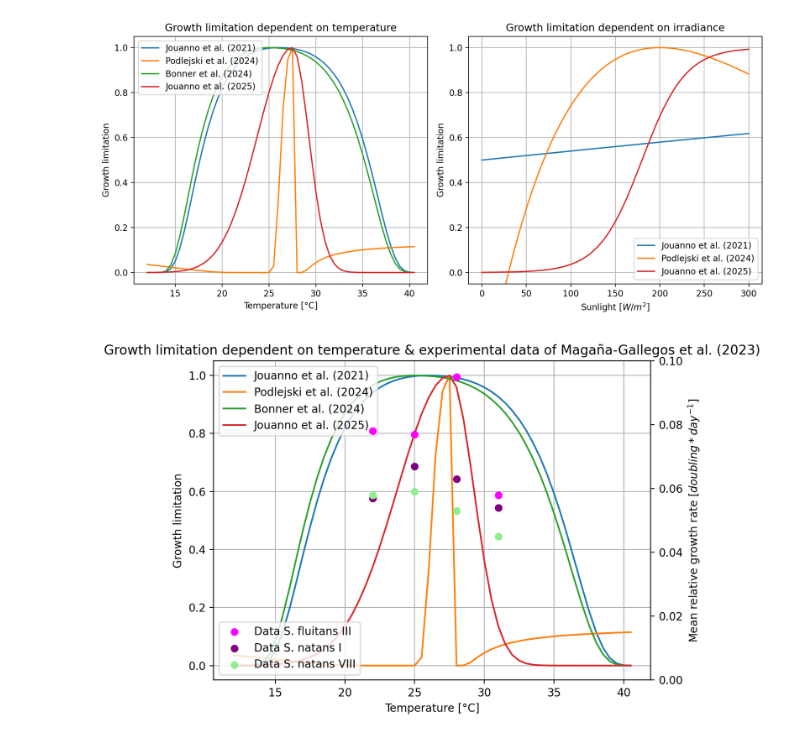
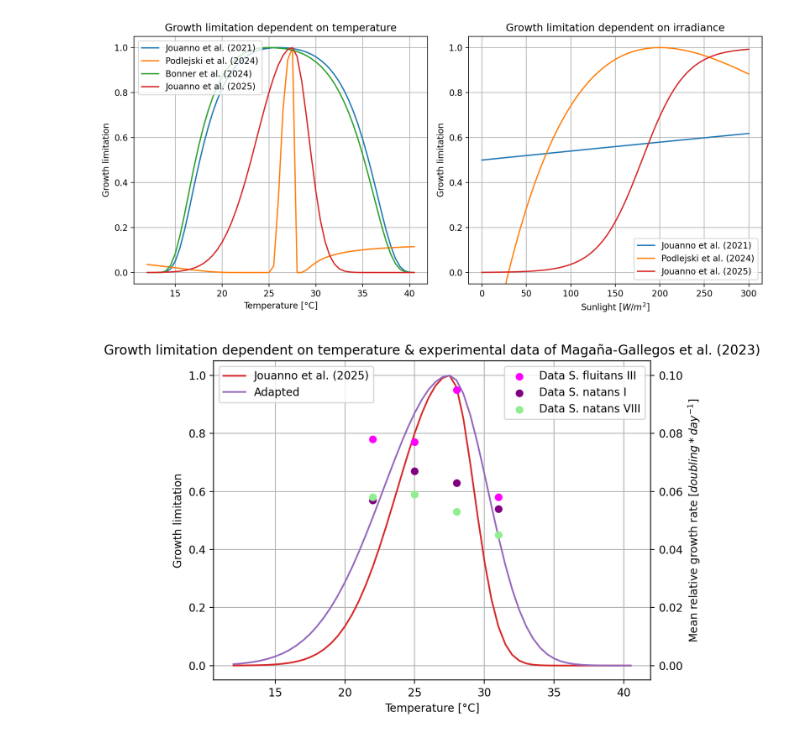
Before and after one commit to Parcels-code/Sargassum_growth_model, a Jupyter notebook: LIMITATION_ANALYSIS.ipynb, the cells around one changed output. Saved outputs shown, nothing was run; the diff lists cells and outputs as text; code cells hidden in the pictures.

```diff
--- a/LIMITATION_ANALYSIS.ipynb
+++ b/LIMITATION_ANALYSIS.ipynb
@@ -44,6 +123,13 @@ T_opt_J25 = 27.5
 Tx25 = np.full_like(T,Tmin_J25)  #Tx describes lower limit or upper limit under/above which there is no growth
 Tx25[T > T_opt_J25] = Tmax_J25
 
+#Model parameters ADAPTED in deg Celsius
+Tmin_a = 18
+Tmax_a = 33
+T_opt_a = 27.5
+Txa = np.full_like(T,Tmin_a)  #Tx describes lower limit or upper limit under/above which there is no growth
+Txa[T > T_opt_a] = Tmax_a
+
 #Growth limitation dependent on temperature, formula from Jouanno et al. (2021) and (2025)
 growth_limitation_T_J = np.exp(-0.5 * ( (T - T_opt_J)/ (Tx - T))**2 )
 growth_limitation_T_J25 = np.exp(-2 * ( (T - T_opt_J25)/ (Tx25 - T_opt_J25))**2 )
@@ -54,7 +140,8 @@ growth_limitation_T_P = np.exp(-2 * ((T - T_opt_P)/ (Tref - T))**2 )
 #Growth limitation dependent on temperature, formula from Bonner et al. (2024).
 growth_limitation_T_B = np.exp(-0.5 * ( (T - T_opt_B)/ (Tx - T))**2 )
 
-
+#Growth limitation dependent on temperature, adapted!
+growth_limitation_T_a = np.exp(-2 * ( (T - T_opt_a)/ (Txa - T_opt_a))**2 )
 
 #LIGHT LIMITATION
 #Initializing incoming sunlight array in W/m2
@@ -116,30 +236,32 @@ plt.show()
 # %%
 fig, (ax1) = plt.subplots(1, 1, figsize=(7, 5), dpi = 200)
 
 #Temperature
-ax1.plot(T, growth_limitation_T_J, label='Jouanno et al. (2021)')
-ax1.plot(T, growth_limitation_T_P, label='Podlejski et al. (2024)')
-ax1.plot(T, growth_limitation_T_B, label='Bonner et al. (2024)')
-ax1.plot(T, growth_limitation_T_J25, label='Jouanno et al. (2025)')
+#ax1.plot(T, growth_limitation_T_J, label='Jouanno et al. (2021)')
+#ax1.plot(T, growth_limitation_T_P, label='Podlejski et al. (2024)')
+#ax1.plot(T, growth_limitation_T_B, label='Bonner et al. (2024)')
+ax1.plot(T, growth_limitation_T_J25, label='Jouanno et al. (2025)', c='tab:red')
+ax1.plot(T, growth_limitation_T_a, label='Adapted', c='tab:purple')
 ax1.set_xlabel('Temperature [°C]')
 ax1.set_ylabel('Growth limitation')
 ax1.set_title('Growth limitation dependent on temperature & experimental data of Magaña-Gallegos et al. (2023)')
+ax1.set_ylim(-0.05,1.05)
 ax1.grid()
 
 # Temperature - Secondary axis for experimental data
 ax1b = ax1.twinx()
 #ax1b.plot(T,growth_limitation_T_nviii, color='lightblue')
 ax1b.scatter(temp_exp, fluitans, color='magenta', label='Data S. fluitans III', zorder=5)
 ax1b.scatter(temp_exp, natansI, color='purple', label='Data S. natans I', zorder=5)
 ax1b.scatter(temp_exp, natansVIII, color='lightgreen', label='Data S. natans VIII', zorder=5)
 ax1b.set_ylabel('Mean relative growth rate [$doubling * day^{-1}$]')
 # Optional: Match y limits if needed
-ax1b.set_ylim(0,0.1)
+ax1b.set_ylim(-0.005,0.105)
 
 ax1.legend(loc='upper left')
-ax1b.legend(loc='lower left')
+ax1b.legend(loc='upper right')
 
 plt.tight_layout()
 plt.show()
 # %% [output]
-[figure, old version]
+[figure, new version]
```
Also changed, not shown: parts of 16 cells of this notebook.
